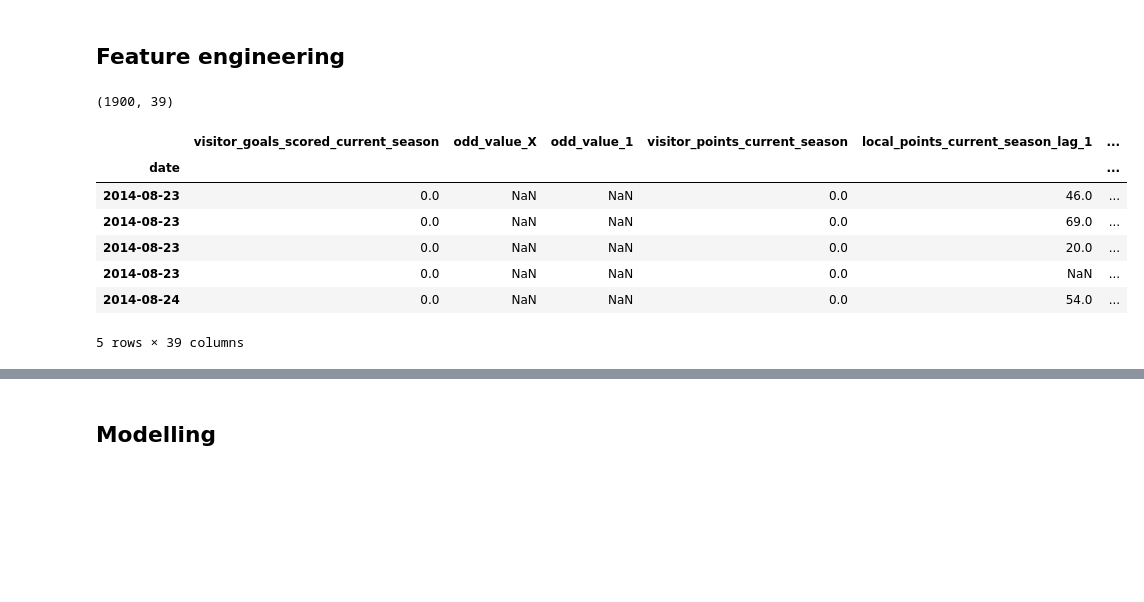
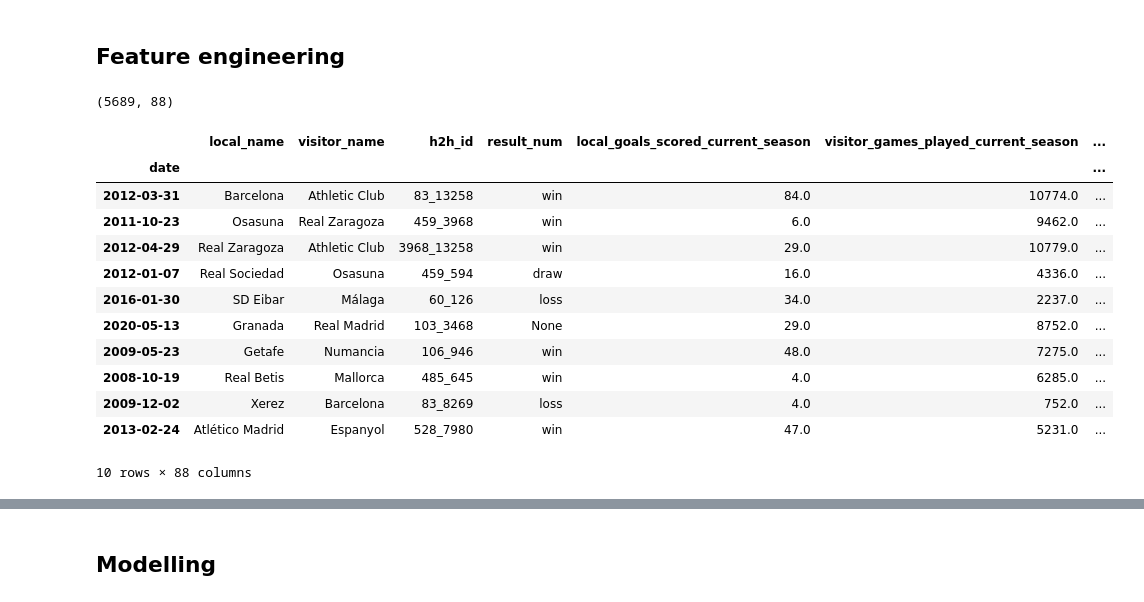
Before and after one commit to javiermas/soccer-predictions, a Jupyter notebook: notebooks/jma_05_modelling.ipynb, the cells around one changed output, grey strips where cells are left out. Drawn from its saved outputs; the diff is of its cells as text; code cells hidden in the pictures; blank space fills up the shorter version.

```diff
--- a/notebooks/jma_05_modelling.ipynb
+++ b/notebooks/jma_05_modelling.ipynb
@@ -36,0 +129,27 @@ team_data = pd.read_csv('../data/teams_league_La Liga.csv')
+# %%
+teams = pd.read_csv(league_to_files[league_name]['teams'])
+teams = teams.rename(columns={'id': 'team_id'}).groupby('team_id')[['name', 'short_code']].first()
+fixture_features = fixture_features.join(teams, how='left').sort_index()
+teams.index = teams.index.rename('opposite_team_id')
+fixture_features = fixture_features.reset_index().set_index('opposite_team_id').join(teams, how='left', rsuffix='_opposite')
+data['fixture_features'] = fixture_features
+
+team_season_pipeline =  Pipeline([
+    ('positions', compute_position_end_season, {}),
+    ('previous_season', compute_previous_season_features, {}),
+    #('transfers', get_amount_transferred, {}),
+])
+
+
+team_season_features = team_season_pipeline.transform(data)
+
+fixture_features = pd.merge(
+    fixture_features.reset_index(),
+    team_season_features.reset_index(),
+    on=['team_id', 'season_id'],
+    how='left',
+).set_index(['team_id', 'date'])
+fixture_features['league'] = 'La Liga'
+features.append(fixture_features)
+print(fixture_features.shape)
+fixture_features.head()
@@ -139,45 +263,54 @@ def add_difference_features(data, feature_names):
 feature_matrix = data['fixtures'].copy()
 feature_matrix['date'] = pd.to_datetime(feature_matrix['date'])
 feature_matrix = pd.merge(
     feature_matrix,
     fixture_features.add_prefix('local_').reset_index().rename(columns={'team_id': 'localteam_id'}),
     on=['localteam_id', 'date'],
     how='left'
 )
 feature_matrix = pd.merge(
     feature_matrix,
     fixture_features.add_prefix('visitor_').reset_index().rename(columns={'team_id': 'visitorteam_id'}),
     on=['visitorteam_id', 'date'],
     how='left'
 )
-rename_columns = ['local_result_num']#, 'local_odd_value_X', 'local_odd_value_1', 'local_odd_value_2']
+h2h_feature_names = [col for col in feature_matrix if 'local_h2h' in col and 'id' not in col]
+rename_columns = ['local_result_num'] + h2h_feature_names#, 'local_odd_value_X', 'local_odd_value_1', 'local_odd_value_2']
 feature_matrix = feature_matrix\
     .rename(columns={c: c.split('local_')[1] for c in rename_columns})\
-    .dropna(subset=['result_num'])\
     .set_index('date')\
     .sort_index()
 
 odd_feature_names = ['odd_value_1', 'odd_value_X', 'odd_value_2']
 transfer_feature_names = [col for col in feature_matrix if 'transfer' in col]
 lag_feature_names = [col for col in feature_matrix if 'lag' in col]
 current_season_feature_names = [col for col in feature_matrix if 'current_season' in col]
 last_games_feature_names = [col for col in feature_matrix if '_last_' in col]
-feature_names = list(set(odd_feature_names + transfer_feature_names + lag_feature_names + current_season_feature_names + last_games_feature_names))
+rolling_feature_names = [col for col in feature_matrix if '_rolling_' in col]
+h2h_feature_names = [col for col in feature_matrix if col.startswith('h2h') and 'id' not in col]
+feature_names = list(set(odd_feature_names + transfer_feature_names + lag_feature_names + ['league'] +
+                         current_season_feature_names + last_games_feature_names + rolling_feature_names + h2h_feature_names))
 difference_features = [col.split('local_')[1] for col in feature_names if 'local_' in col]
-useful_columns = ['visitor_name', 'local_name']
+useful_columns = ['local_name', 'visitor_name', 'h2h_id']
 target_name = 'result_num'
-feature_matrix = feature_matrix.copy()[feature_names +  useful_columns + [target_name]]
+feature_matrix = feature_matrix.copy().reindex(columns=useful_columns + [target_name] + feature_names)
 feature_matrix = add_difference_features(feature_matrix, difference_features)
 feature_names = feature_names + [col for col in feature_matrix if 'difference' in col]
+feature_names_original = feature_names
 print(feature_matrix.shape)
-feature_matrix.head()
+feature_matrix.sample(n=10)
 # %% [output]
-(1900, 39)
+(5689, 88)
-|  | visitor_goals_scored_current_season | odd_value_X | odd_value_1 | visitor_points_current_season | local_points_current_season_lag_1 | ... |
-| date |  |  |  |  |  | ... |
-| 2014-08-23 | 0.0 | NaN | NaN | 0.0 | 46.0 | ... |
-| 2014-08-23 | 0.0 | NaN | NaN | 0.0 | 69.0 | ... |
-| 2014-08-23 | 0.0 | NaN | NaN | 0.0 | 20.0 | ... |
-| 2014-08-23 | 0.0 | NaN | NaN | 0.0 | NaN | ... |
-| 2014-08-24 | 0.0 | NaN | NaN | 0.0 | 54.0 | ... |
+|  | local_name | visitor_name | h2h_id | result_num | local_goals_scored_current_season | visitor_games_played_current_season | ... |
+| date |  |  |  |  |  |  | ... |
+| 2012-03-31 | Barcelona | Athletic Club | 83_13258 | win | 84.0 | 10774.0 | ... |
+| 2011-10-23 | Osasuna | Real Zaragoza | 459_3968 | win | 6.0 | 9462.0 | ... |
+| 2012-04-29 | Real Zaragoza | Athletic Club | 3968_13258 | win | 29.0 | 10779.0 | ... |
+| 2012-01-07 | Real Sociedad | Osasuna | 459_594 | draw | 16.0 | 4336.0 | ... |
+| 2016-01-30 | SD Eibar | Málaga | 60_126 | loss | 34.0 | 2237.0 | ... |
+| 2020-05-13 | Granada | Real Madrid | 103_3468 | None | 29.0 | 8752.0 | ... |
+| 2009-05-23 | Getafe | Numancia | 106_946 | win | 48.0 | 7275.0 | ... |
+| 2008-10-19 | Real Betis | Mallorca | 485_645 | win | 4.0 | 6285.0 | ... |
+| 2009-12-02 | Xerez | Barcelona | 83_8269 | loss | 4.0 | 752.0 | ... |
+| 2013-02-24 | Atlético Madrid | Espanyol | 528_7980 | win | 47.0 | 5231.0 | ... |
-5 rows × 39 columns
+10 rows × 88 columns
```
Also changed, not shown: parts of 73 cells of this notebook, 7 other files.
